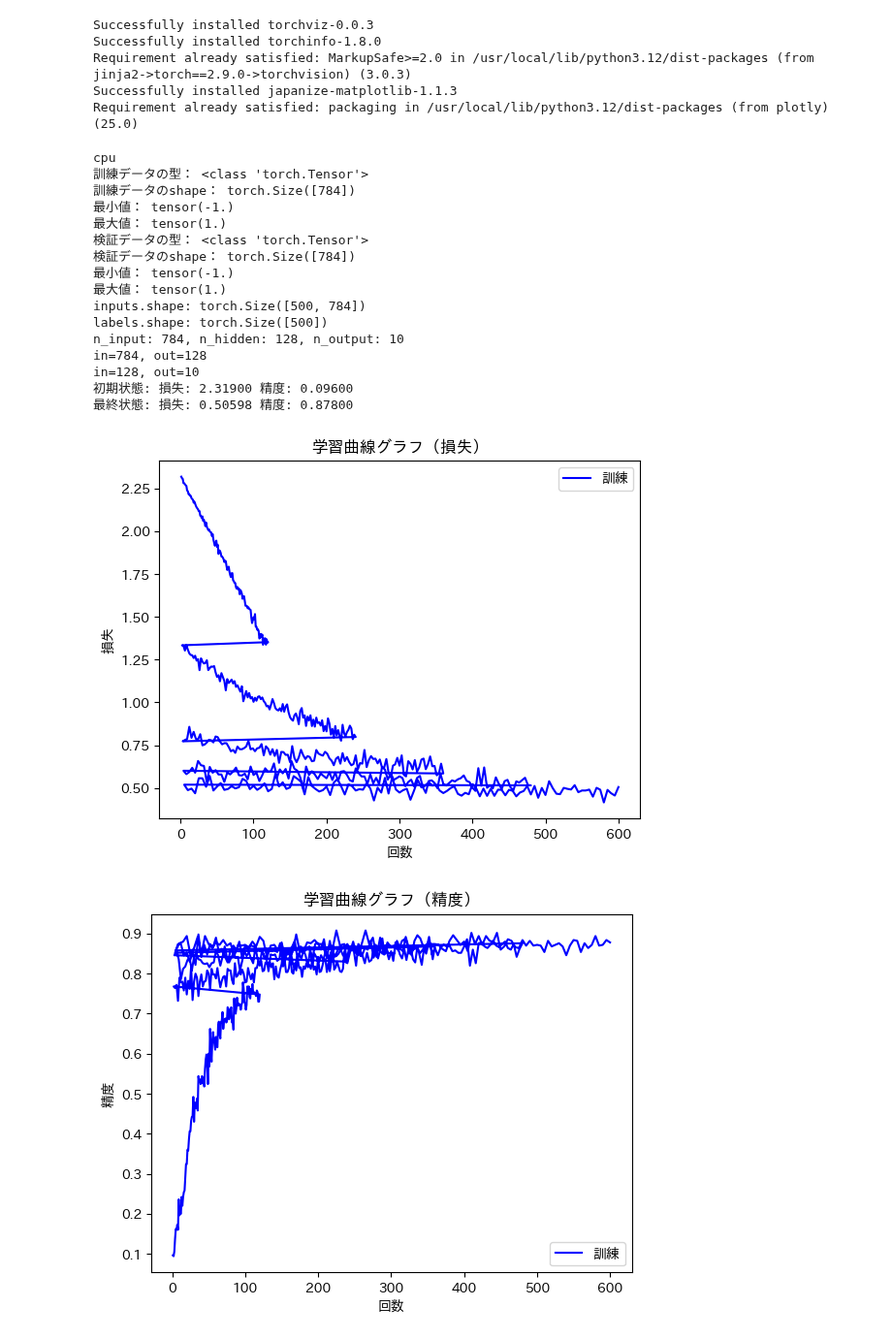
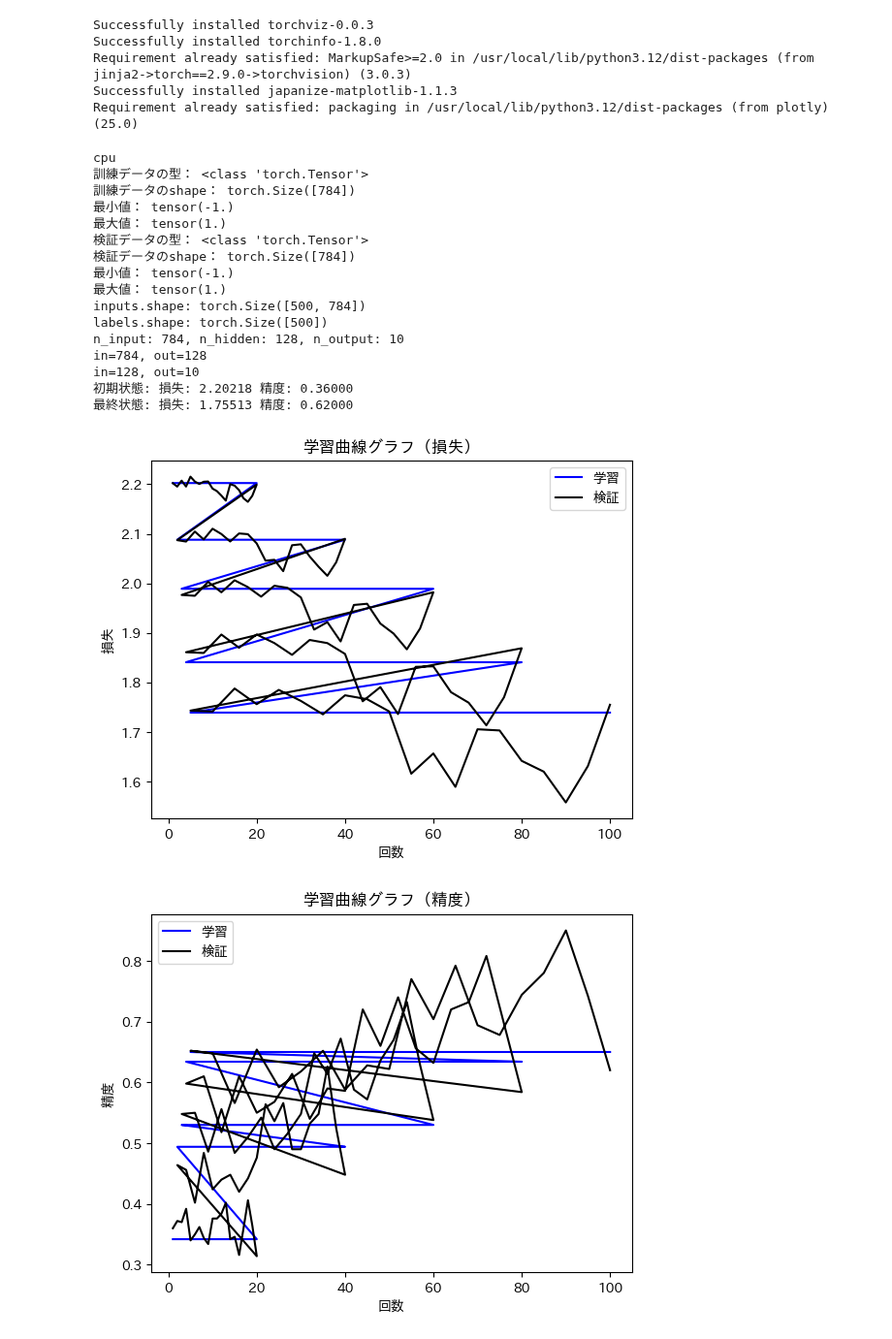
Before and after one commit to ueki5/colaboratory, a Jupyter notebook: playground-018.ipynb, the cells around one changed output. Shown at 97% size. Saved outputs shown, nothing was run; the diff lists cells and outputs as text; code cells hidden in the pictures.

```diff
--- a/playground-018.ipynb
+++ b/playground-018.ipynb
@@ -24,12 +24,12 @@ from torch.utils.data import DataLoader
 
 # 各種定数
 batch_size = 500 # ミニバッチのサイズ指定
-lr = 0.01  # 学習率
+lr = 0.001  # 学習率
 num_epochs = 5 # 繰り返し回数
 # num_history = 10 # 履歴採取タイミング
 dim_hidden = 128 # 隠れ層の次元数
 dim_output = 10 # 出力層の次元数
-num_layer = 2 # レイヤー数
+num_layer = 1 # レイヤー数
 
 # デバイスの割り当て
 device = torch.device("cuda:0" if torch.cuda.is_available() else "cpu")
@@ -316,42 +316,42 @@ for epoch in range(num_epochs):
 # 結果表示
 ###############################################
 # 損失と精度の確認
-print(f'初期状態: 損失: {history[0, 1]:.5f} 精度: {history[0, 2]:.5f}')
-print(f'最終状態: 損失: {history[-1, 1]:.5f} 精度: {history[-1, 2]:.5f}')
+print(f'初期状態: 損失: {history[ 0, 3]:.5f} 精度: {history[ 0, 4]:.5f}')
+print(f'最終状態: 損失: {history[-1, 3]:.5f} 精度: {history[-1, 4]:.5f}')
 
 # 学習曲線グラフ（損失）
 plt.plot(history[:, 0], history[:, 1], 'b', label='学習')
 plt.plot(history[:, 0], history[:, 3], 'k', label='検証')
 plt.xlabel('回数')
 plt.ylabel('損失')
 plt.title('学習曲線グラフ（損失）')
 plt.legend()
 plt.show()
 
 # 学習曲線グラフ（精度）
 plt.plot(history[:, 0], history[:, 2], 'b', label='学習')
 plt.plot(history[:, 0], history[:, 4], 'k', label='検証')
 plt.xlabel('回数')
 plt.ylabel('精度')
 plt.title('学習曲線グラフ（精度）')
 plt.legend()
 plt.show()
 # %% [output]
 cpu
 訓練データの型： <class 'torch.Tensor'>
 訓練データのshape： torch.Size([784])
 最小値： tensor(-1.)
 最大値： tensor(1.)
 検証データの型： <class 'torch.Tensor'>
 検証データのshape： torch.Size([784])
 最小値： tensor(-1.)
 最大値： tensor(1.)
 inputs.shape: torch.Size([500, 784])
 labels.shape: torch.Size([500])
 n_input: 784, n_hidden: 128, n_output: 10
 in=784, out=128
 in=128, out=10
-初期状態: 損失: 2.31900 精度: 0.09600
-最終状態: 損失: 0.50598 精度: 0.87800
+初期状態: 損失: 2.20218 精度: 0.36000
+最終状態: 損失: 1.75513 精度: 0.62000
-[figure, old version]
+[figure, new version]
-[figure, old version]
+[figure, new version]
```
